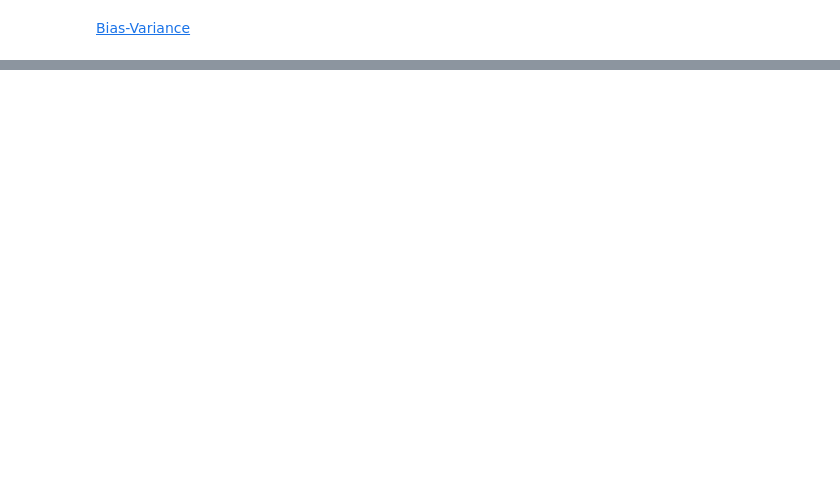
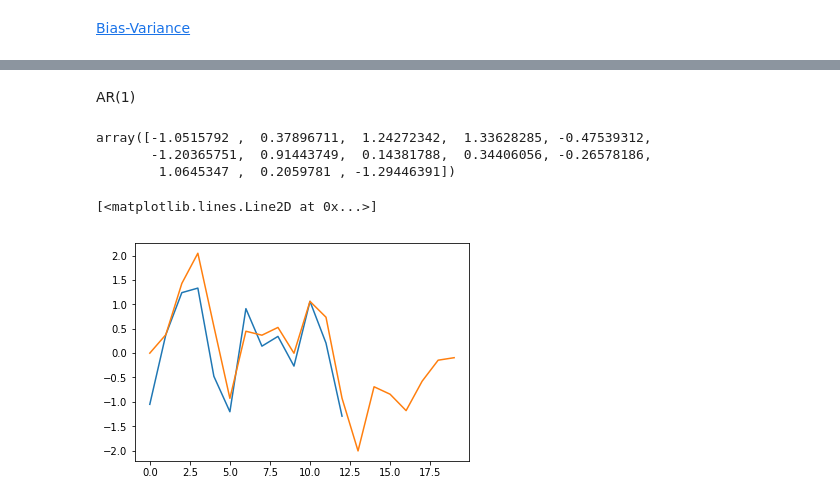
Before and after one commit to kimrharper/thinkful, a Jupyter notebook: workshops/bias-variance-decomposition.ipynb, the cells around one changed output, grey strips where cells are left out. Saved outputs shown, nothing was run; the diff lists cells and outputs as text; code cells hidden in the pictures; blank space fills up the shorter version.

```diff
--- a/workshops/bias-variance-decomposition.ipynb
+++ b/workshops/bias-variance-decomposition.ipynb
@@ -25,0 +40,4 @@ array([ 2.79710714e-09, -6.89139582e-06,  3.42944236e-03,  2.92362196e-01])
+# %%
+# array of items
+X = np.array([1, 2, 3, 4, 5])
+N = len(X)
@@ -25,0 +57,24 @@ array([ 2.79710714e-09, -6.89139582e-06,  3.42944236e-03,  2.92362196e-01])
+# %% [markdown]
+AR(1)
+# %%
+# gaussian noise
+e = np.random.randn(N)
+e_train, e_test = e[:13],e[13:]
+# AR model
+a = [.5]
+p = len(a)
+x = np.zeros(N)
+for i in range(p, N):
+    x[i] = a[0] * x[i-1] + e[i]
+# %%
+e_train
+# %% [output]
+array([-1.0515792 ,  0.37896711,  1.24272342,  1.33628285, -0.47539312,
+       -1.20365751,  0.91443749,  0.14381788,  0.34406056, -0.26578186,
+        1.0645347 ,  0.2059781 , -1.29446391])
+# %%
+plt.plot(e_train)
+plt.plot(x)
+# %% [output]
+[<matplotlib.lines.Line2D at 0x...>]
+[figure, added]
```
Also changed, not shown: parts of 14 cells of this notebook, 5 other files.
